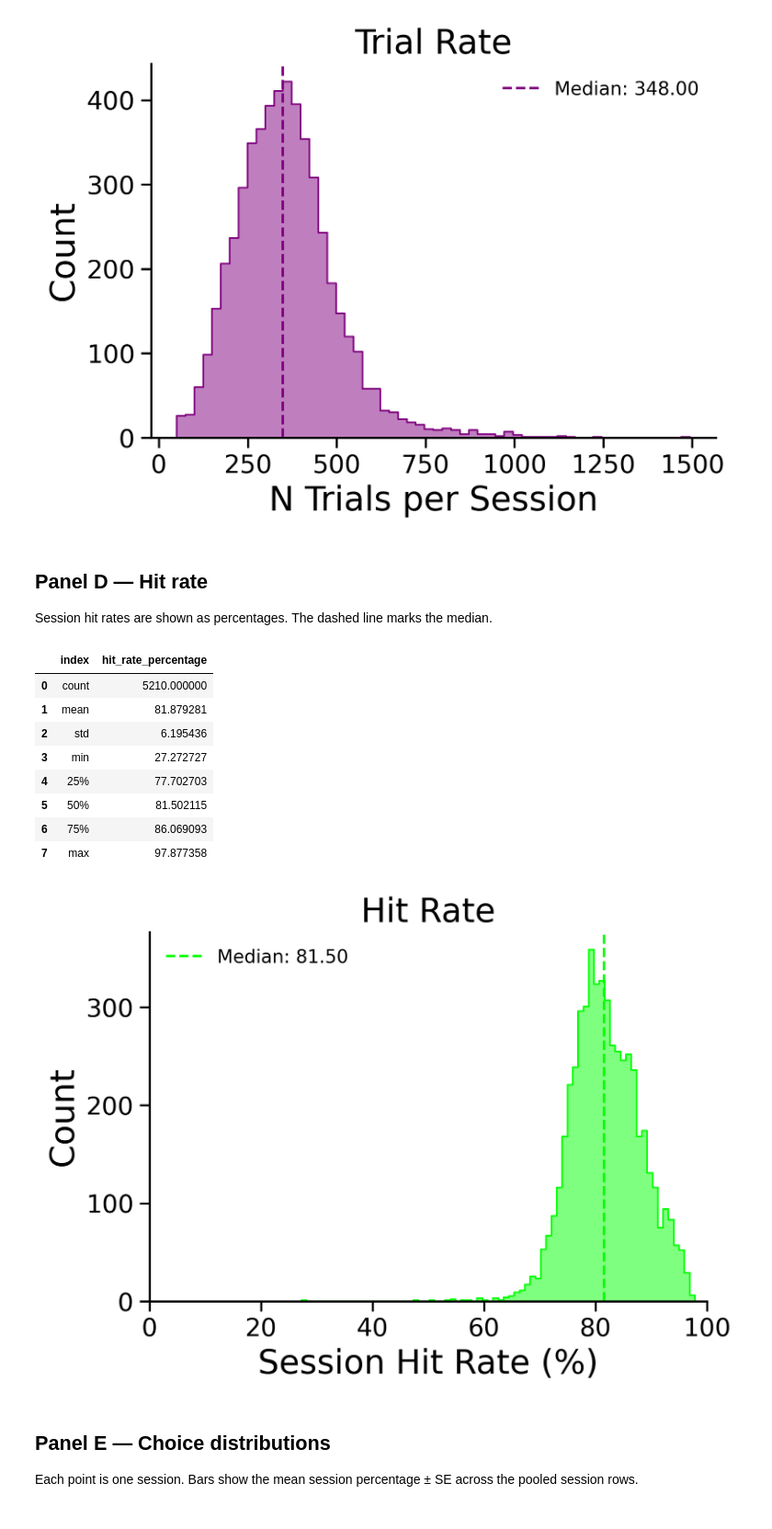
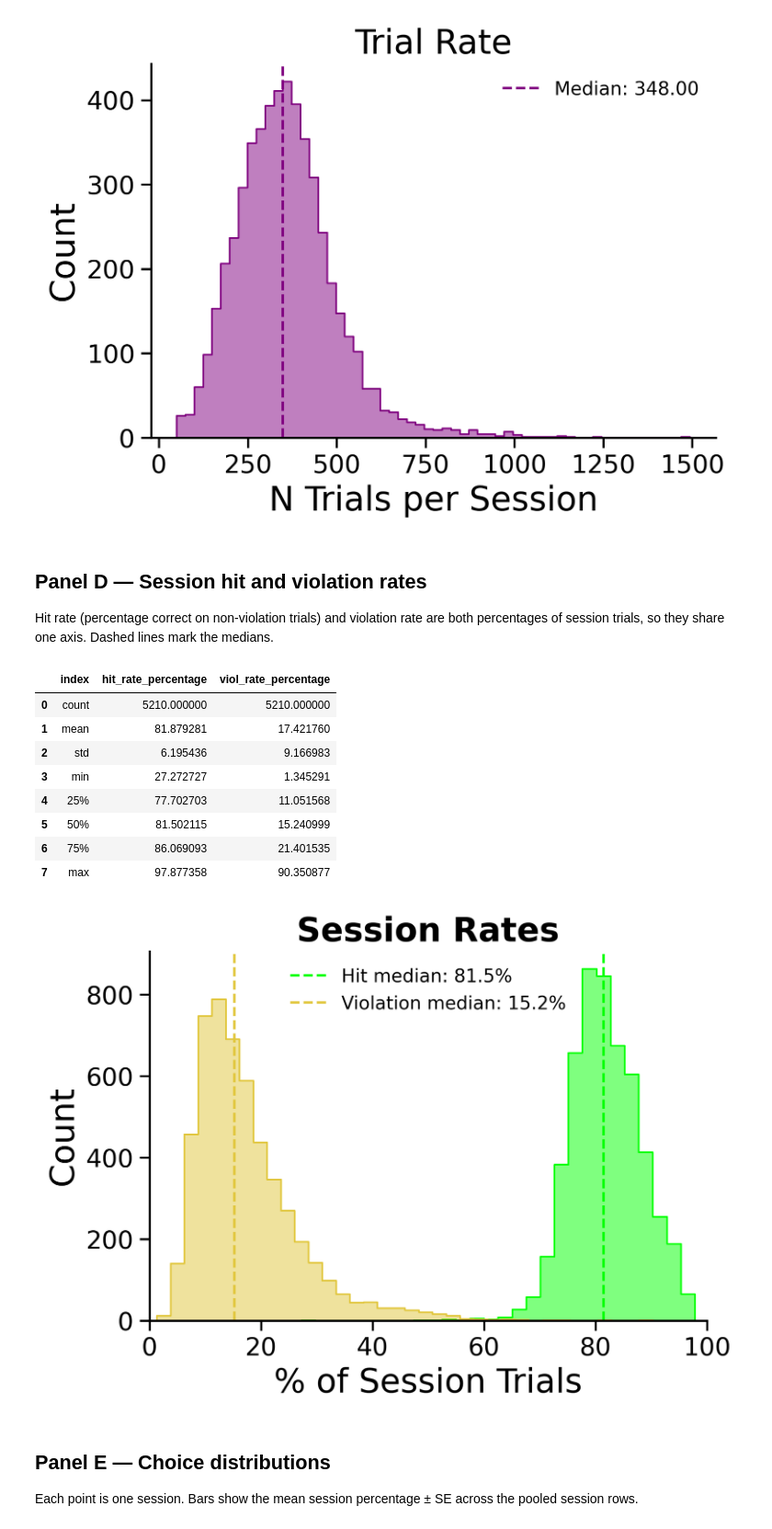
Before and after one commit to Brody-Lab/Breda-Violations-GLM-PLOSOne, a Jupyter notebook: notebooks/fig01.ipynb, the cells around one changed output. Shown at 92% size. Cells and saved outputs as stored; diff of their text form; code cells hidden in the pictures.

```diff
--- a/notebooks/fig01.ipynb
+++ b/notebooks/fig01.ipynb
@@ -176,44 +167,56 @@ session_summary["n_trials"].describe().reset_index()
 | 7 | max | 1494.000000 |
 [figure]
 # %% [markdown]
-## Panel D — Hit rate
+## Panel D — Session hit and violation rates
 
-Session hit rates are shown as percentages. The dashed line marks the median.
+Hit rate (percentage correct on non-violation trials) and violation rate are both percentages of session trials, so they share one axis. Dashed lines mark the medians.
 # %%
 fig, ax = plt.subplots(figsize=(6, 4))
 sns.despine(ax=ax)
-sns.histplot(
-    data=session_summary,
-    x="hit_rate_percentage",
-    ax=ax,
-    color=HIT_COLOR,
-    element="step",
-    alpha=0.5,
+for column, color, label in (
+    ("hit_rate_percentage", HIT_COLOR, "Hit"),
+    ("viol_rate_percentage", VIOLATION_COLOR, "Violation"),
+):
+    sns.histplot(
+        data=session_summary,
+        x=column,
+        ax=ax,
+        color=color,
+        element="step",
+        alpha=0.5,
+        binwidth=2.5,
+    )
+    median_value = session_summary[column].median()
+    ax.axvline(
+        median_value,
+        color=color,
+        linestyle="--",
+        label=f"{label} median: {median_value:.1f}%",
+    )
+ax.set(
+    xlabel="% of Session Trials",
+    xlim=(0, 100),
 )
-median_value = session_summary["hit_rate_percentage"].median()
-ax.axvline(
-    median_value,
-    color=HIT_COLOR,
-    linestyle="--",
-    label=f"Median: {median_value:.2f}",
-)
-ax.set(xlabel="Session Hit Rate (%)", xlim=(0, 100), title="Hit Rate")
-ax.legend(loc="upper left", frameon=False)
-save_figure(fig, "fig01d_hit_rate")
+
+ax.set_title("Session Rates", fontweight="bold")
+
+ax.legend(loc="upper center", frameon=False)
+save_figure(fig, "fig01d_session_rates")
 
 
-session_summary["hit_rate_percentage"].describe().reset_index()
+session_summary[["hit_rate_percentage", "viol_rate_percentage"]
+                ].describe().reset_index()
 # %% [output]
-|  | index | hit_rate_percentage |
-| 0 | count | 5210.000000 |
-| 1 | mean | 81.879281 |
-| 2 | std | 6.195436 |
-| 3 | min | 27.272727 |
-| 4 | 25% | 77.702703 |
-| 5 | 50% | 81.502115 |
-| 6 | 75% | 86.069093 |
-| 7 | max | 97.877358 |
+|  | index | hit_rate_percentage | viol_rate_percentage |
+| 0 | count | 5210.000000 | 5210.000000 |
+| 1 | mean | 81.879281 | 17.421760 |
+| 2 | std | 6.195436 | 9.166983 |
+| 3 | min | 27.272727 | 1.345291 |
+| 4 | 25% | 77.702703 | 11.051568 |
+| 5 | 50% | 81.502115 | 15.240999 |
+| 6 | 75% | 86.069093 | 21.401535 |
+| 7 | max | 97.877358 | 90.350877 |
-[figure, old version]
+[figure, new version]
 # %% [markdown]
 ## Panel E — Choice distributions
 
```
Also changed, not shown: parts of 10 cells of this notebook, 16 other files.
